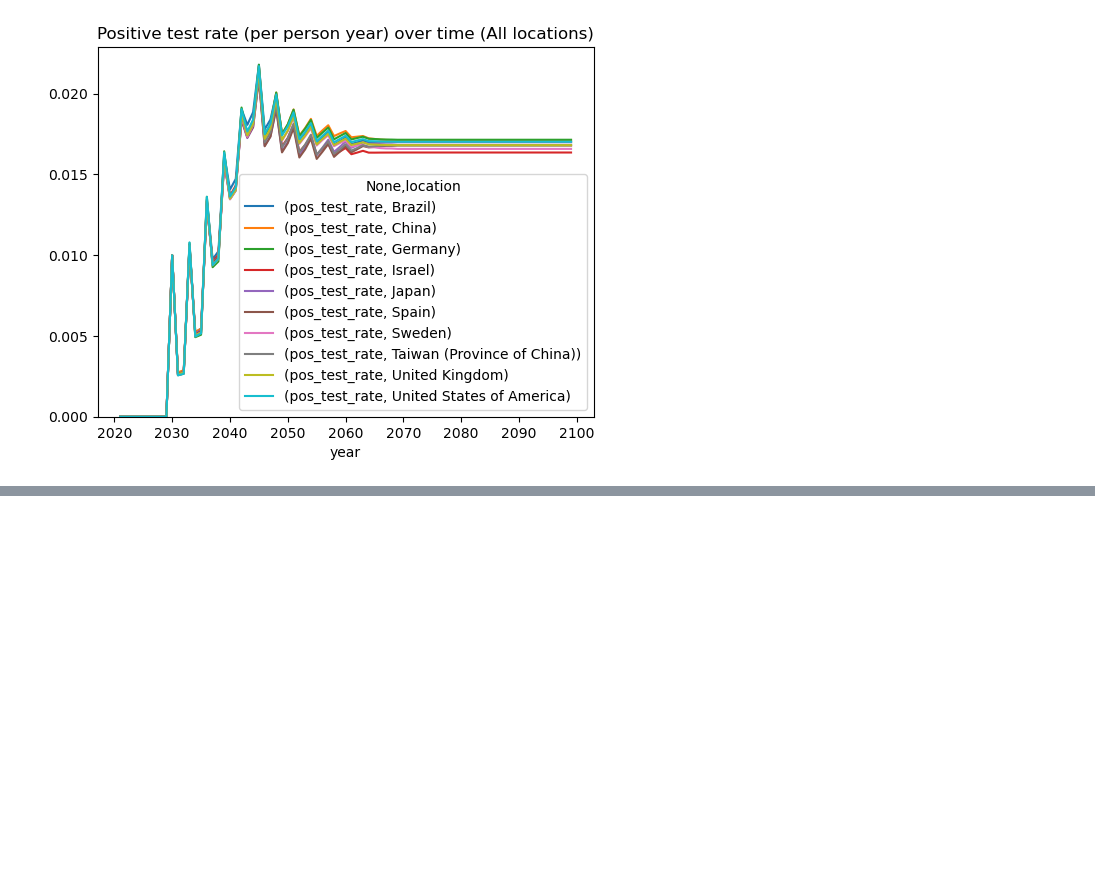
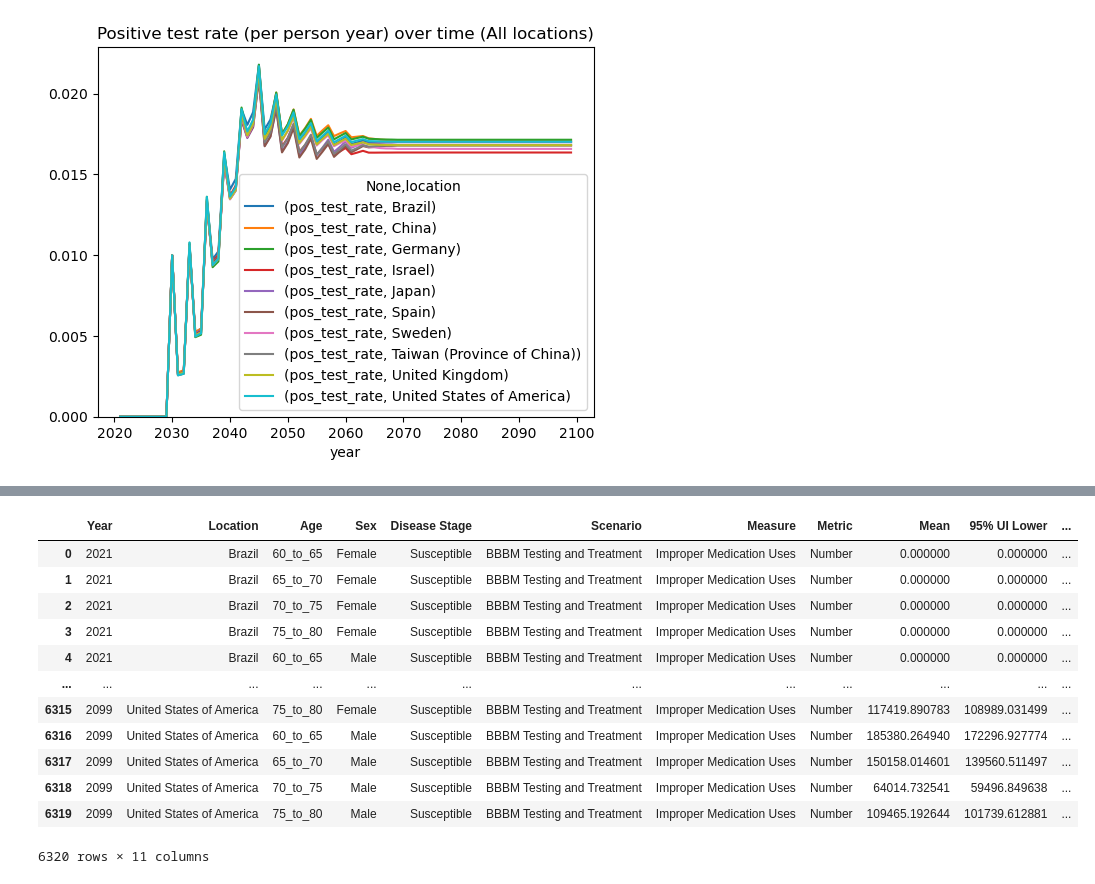
Before and after one commit to ihmeuw/vivarium_research_alzheimers, a Jupyter notebook: outside_sim_calculations/multistate_testing_treatment_table.ipynb, the cells around one changed output, grey strips where cells are left out. Saved outputs shown, nothing was run; the diff lists cells and outputs as text; code cells hidden in the pictures; blank space fills up the shorter version.

```diff
--- a/outside_sim_calculations/multistate_testing_treatment_table.ipynb
+++ b/outside_sim_calculations/multistate_testing_treatment_table.ipynb
@@ -576,0 +670,17 @@ display(
+# %%
+susc_treat = add_cols_and_rename(susc_treat, "Improper Medication Uses")
+susc_treat
+# %% [output]
+|  | Year | Location | Age | Sex | Disease Stage | Scenario | Measure | Metric | Mean | 95% UI Lower | ... |
+| 0 | 2021 | Brazil | 60_to_65 | Female | Susceptible | BBBM Testing and Treatment | Improper Medication Uses | Number | 0.000000 | 0.000000 | ... |
+| 1 | 2021 | Brazil | 65_to_70 | Female | Susceptible | BBBM Testing and Treatment | Improper Medication Uses | Number | 0.000000 | 0.000000 | ... |
+| 2 | 2021 | Brazil | 70_to_75 | Female | Susceptible | BBBM Testing and Treatment | Improper Medication Uses | Number | 0.000000 | 0.000000 | ... |
+| 3 | 2021 | Brazil | 75_to_80 | Female | Susceptible | BBBM Testing and Treatment | Improper Medication Uses | Number | 0.000000 | 0.000000 | ... |
+| 4 | 2021 | Brazil | 60_to_65 | Male | Susceptible | BBBM Testing and Treatment | Improper Medication Uses | Number | 0.000000 | 0.000000 | ... |
+| ... | ... | ... | ... | ... | ... | ... | ... | ... | ... | ... | ... |
+| 6315 | 2099 | United States of America | 75_to_80 | Female | Susceptible | BBBM Testing and Treatment | Improper Medication Uses | Number | 117419.890783 | 108989.031499 | ... |
+| 6316 | 2099 | United States of America | 60_to_65 | Male | Susceptible | BBBM Testing and Treatment | Improper Medication Uses | Number | 185380.264940 | 172296.927774 | ... |
+| 6317 | 2099 | United States of America | 65_to_70 | Male | Susceptible | BBBM Testing and Treatment | Improper Medication Uses | Number | 150158.014601 | 139560.511497 | ... |
+| 6318 | 2099 | United States of America | 70_to_75 | Male | Susceptible | BBBM Testing and Treatment | Improper Medication Uses | Number | 64014.732541 | 59496.849638 | ... |
+| 6319 | 2099 | United States of America | 75_to_80 | Male | Susceptible | BBBM Testing and Treatment | Improper Medication Uses | Number | 109465.192644 | 101739.612881 | ... |
+6320 rows × 11 columns
```
Also changed, not shown: parts of 15 cells of this notebook, 3 other files.
